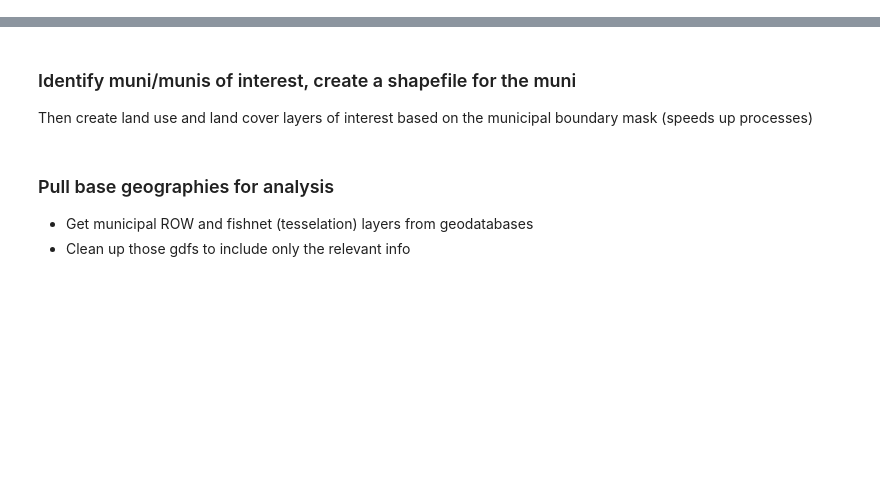
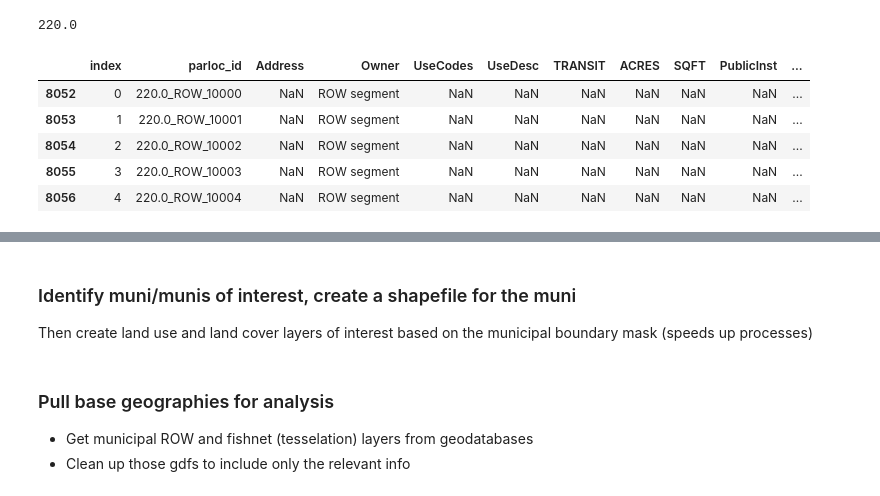
Before and after one commit to MAPC/ms4-gi-equity-tool, a Jupyter notebook: notebooks/1-initializing-project.ipynb, the cells around one changed output, grey strips where cells are left out. Drawn from its saved outputs; the diff is of its cells as text; code cells hidden in the pictures; blank space fills up the shorter version.

```diff
--- a/notebooks/1-initializing-project.ipynb
+++ b/notebooks/1-initializing-project.ipynb
@@ -137,0 +94,19 @@ merged_gdf.loc[(merged_gdf['type'] == 'ROW segment') & (merged_gdf['pblc'] == 1)
+# %%
+from src.features.ms4_funcs import get_parcels_row
+from src.data.make_dataset import mapc_lpd
+import imp
+imp.reload(get_parcels_row)
+
+
+town_parcels_row = get_parcels_row('Norwood', mapc_lpd)
+# %% [output]
+220.0
+# %%
+town_parcels_row.sort_values(by='parloc_id').head()
+# %% [output]
+|  | index | parloc_id | Address | Owner | UseCodes | UseDesc | TRANSIT | ACRES | SQFT | PublicInst | ... |
+| 8052 | 0 | 220.0_ROW_10000 | NaN | ROW segment | NaN | NaN | NaN | NaN | NaN | NaN | ... |
+| 8053 | 1 | 220.0_ROW_10001 | NaN | ROW segment | NaN | NaN | NaN | NaN | NaN | NaN | ... |
+| 8054 | 2 | 220.0_ROW_10002 | NaN | ROW segment | NaN | NaN | NaN | NaN | NaN | NaN | ... |
+| 8055 | 3 | 220.0_ROW_10003 | NaN | ROW segment | NaN | NaN | NaN | NaN | NaN | NaN | ... |
+| 8056 | 4 | 220.0_ROW_10004 | NaN | ROW segment | NaN | NaN | NaN | NaN | NaN | NaN | ... |
```
Also changed, not shown: parts of 15 cells of this notebook, 3 other files.
